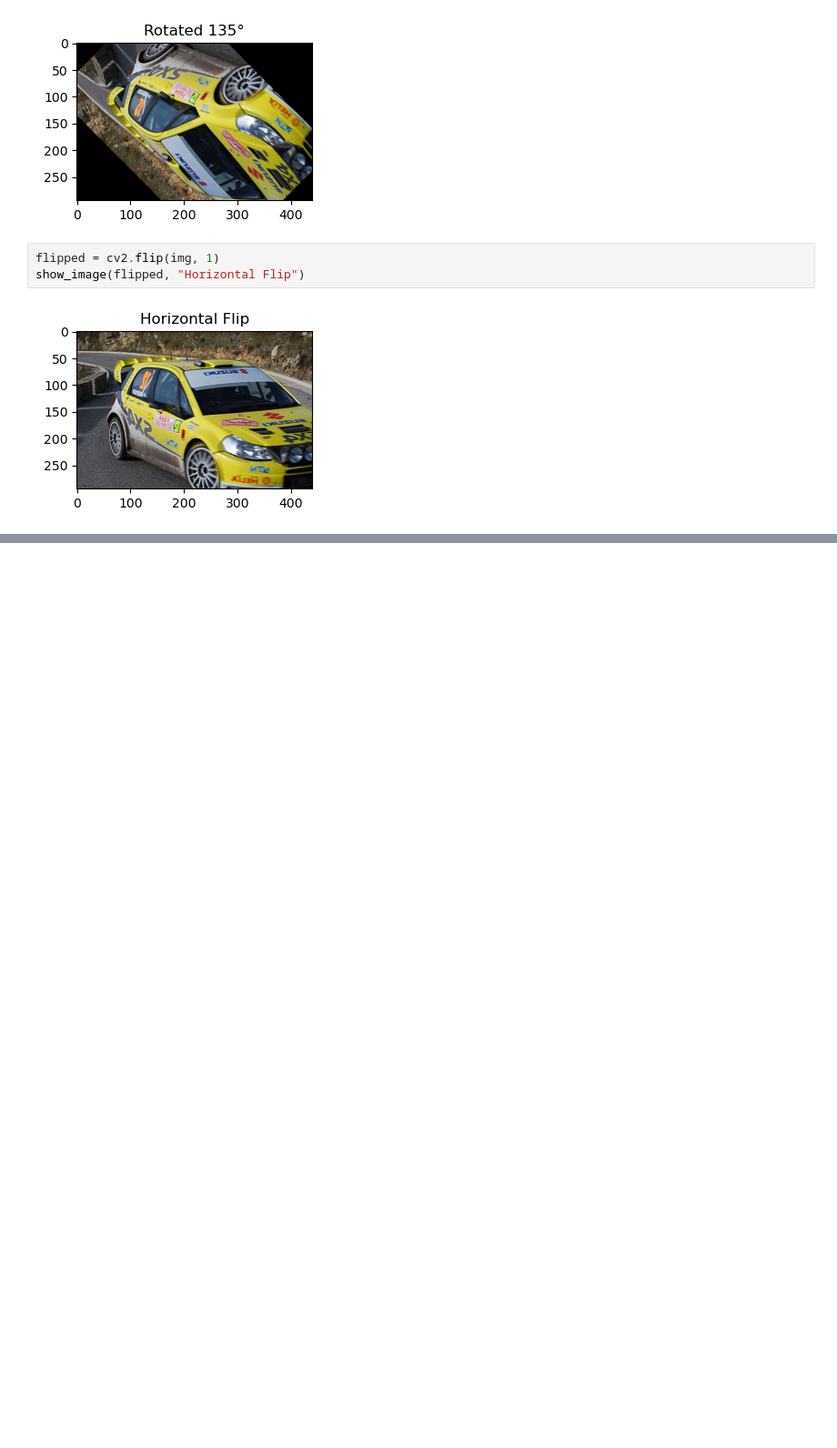
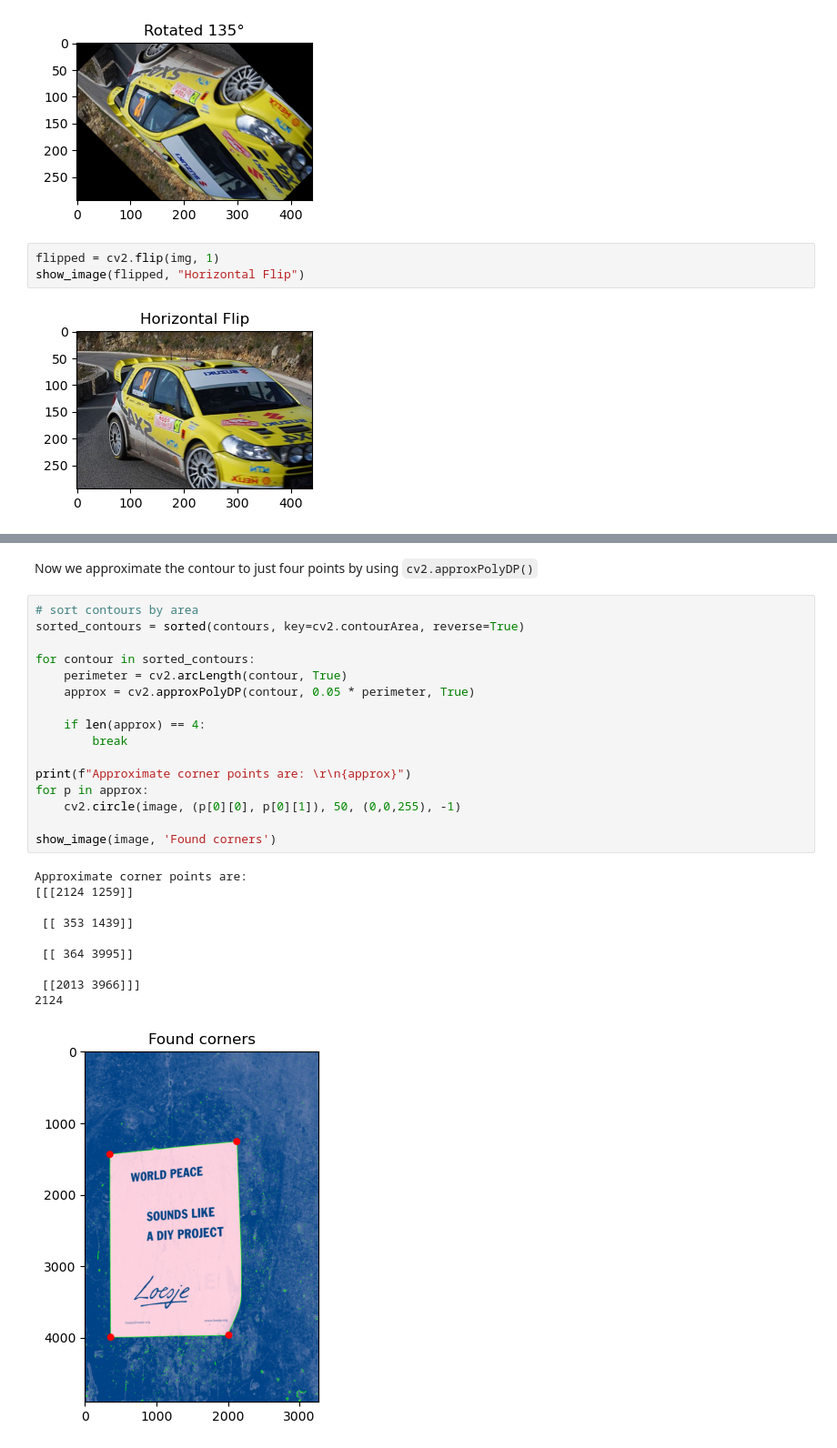
Before and after one commit to schms27/computer-vision, a Jupyter notebook: notebooks/04_transformations.ipynb, the cells around one changed output, grey strips where cells are left out. Shown at 91% size. Saved outputs shown, nothing was run; the diff lists cells and outputs as text; blank space fills up the shorter version.

```diff
--- a/notebooks/04_transformations.ipynb
+++ b/notebooks/04_transformations.ipynb
@@ -137,0 +160,29 @@ show_image(flipped, "Horizontal Flip")
+# %% [markdown]
+Now we approximate the contour to just four points by using `cv2.approxPolyDP()`
+# %%
+# sort contours by area
+sorted_contours = sorted(contours, key=cv2.contourArea, reverse=True)
+
+for contour in sorted_contours:
+	perimeter = cv2.arcLength(contour, True)
+	approx = cv2.approxPolyDP(contour, 0.05 * perimeter, True)
+
+	if len(approx) == 4:
+		break
+
+print(f"Approximate corner points are: \r\n{approx}")
+for p in approx:
+    cv2.circle(image, (p[0][0], p[0][1]), 50, (0,0,255), -1)
+
+show_image(image, 'Found corners')
+# %% [output]
+Approximate corner points are:
+[[[2124 1259]]
+
+ [[ 353 1439]]
+
+ [[ 364 3995]]
+
+ [[2013 3966]]]
+2124
+[figure, added]
```
Also changed, not shown: parts of 4 cells of this notebook, 1 other file.
